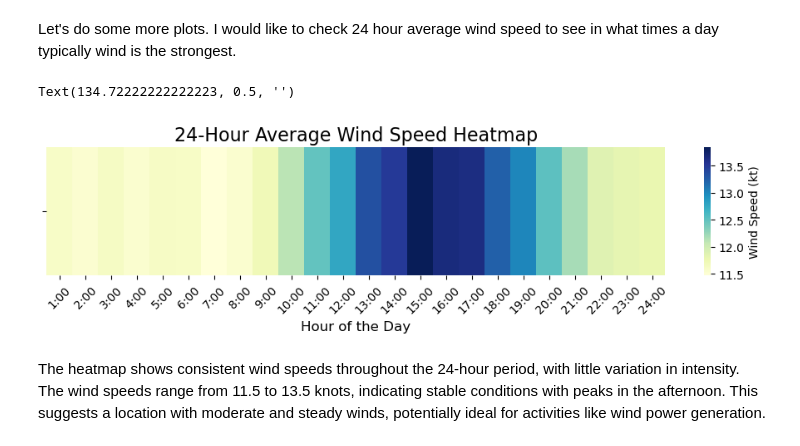
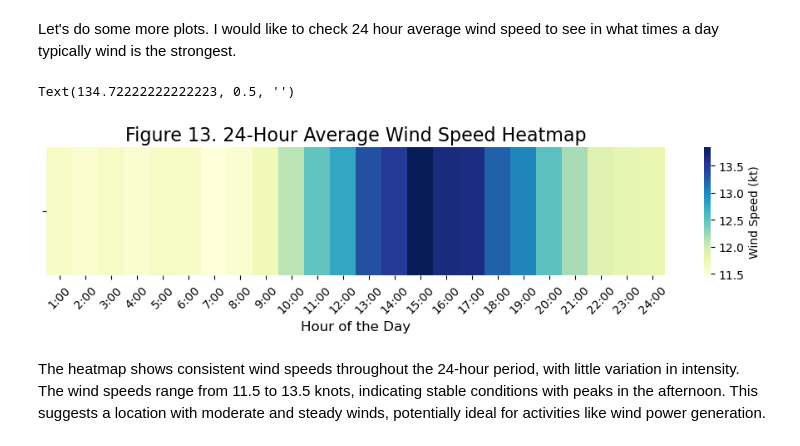
Before and after one commit to mondbr/PFDA_project, a Jupyter notebook: analysis.ipynb, the cells around one changed output. Cells and saved outputs as stored; diff of their text form; code cells hidden in the pictures.

Commit message:
adding project overview and other details into README, numering plots in the notebook

```diff
--- a/analysis.ipynb
+++ b/analysis.ipynb
@@ -1318,21 +1318,21 @@ hourly_avg = cleared_prepared_df.groupby('hour')['wdsp'].mean()
 # %%
 # let's plot the hourly average wind speed
 heatmap_data = np.reshape(hourly_avg.values, (1, -1)) # Reshape the data for the heatmap
 
 # Plotting the heatmap
 plt.figure(figsize=(12, 2))  # Adjust size to make it wider
 sns.heatmap(heatmap_data, cmap='YlGnBu', cbar_kws={'label': 'Wind Speed (kt)'}, xticklabels=[f'{i}:00' for i in range(1, 25)], yticklabels=[''])
 
 # Rotate the x-axis labels by 45 degrees
 plt.xticks(rotation=45)
 
 # Adding titles and labels
-plt.title('24-Hour Average Wind Speed Heatmap', fontsize=16)
+plt.title('Figure 13. 24-Hour Average Wind Speed Heatmap', fontsize=16)
 plt.xlabel('Hour of the Day', fontsize=12)
 plt.ylabel('')
 # %% [output]
 Text(134.72222222222223, 0.5, '')
-[figure, old version]
+[figure, new version]
 # %% [markdown]
 The heatmap shows consistent wind speeds throughout the 24-hour period, with little variation in intensity. The wind speeds range from 11.5 to 13.5 knots, indicating stable conditions with peaks in the afternoon. This suggests a location with moderate and steady winds, potentially ideal for activities like wind power generation.
 # %% [markdown]
```
Also changed, not shown: parts of 7 cells of this notebook, 1 other file.
